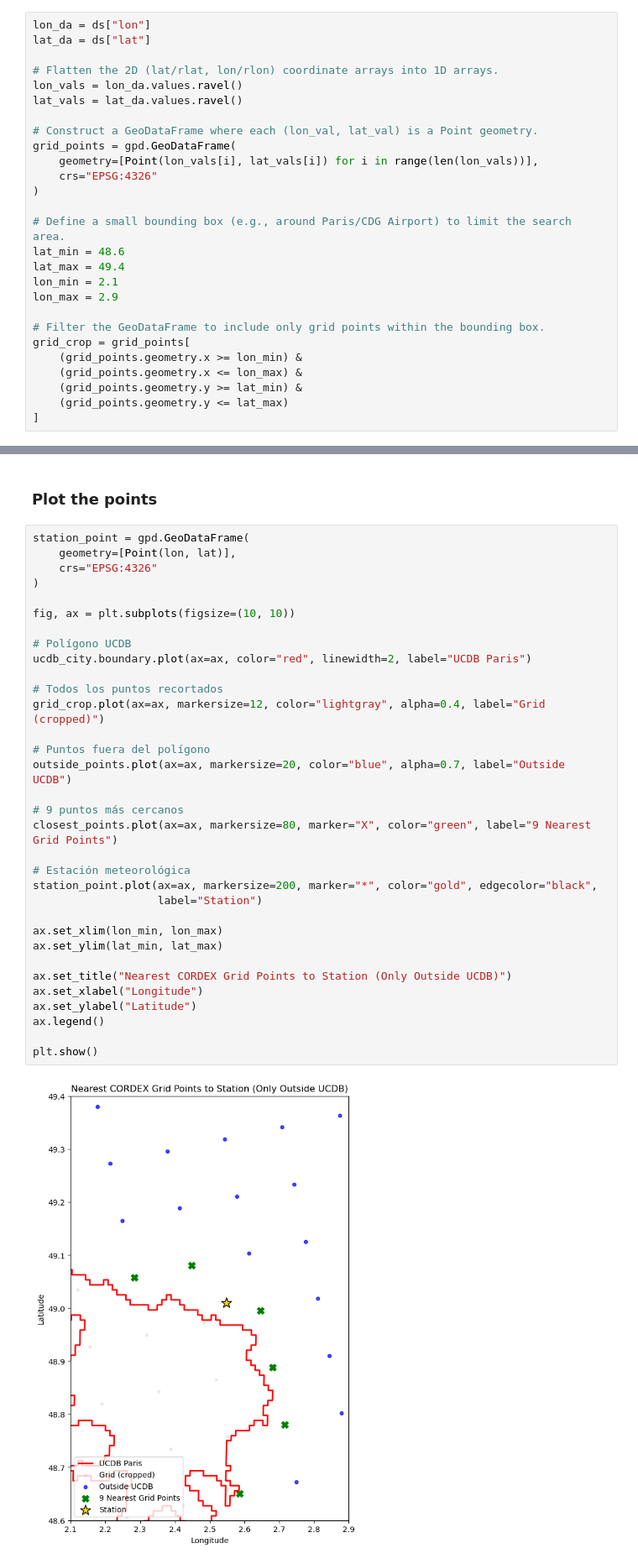
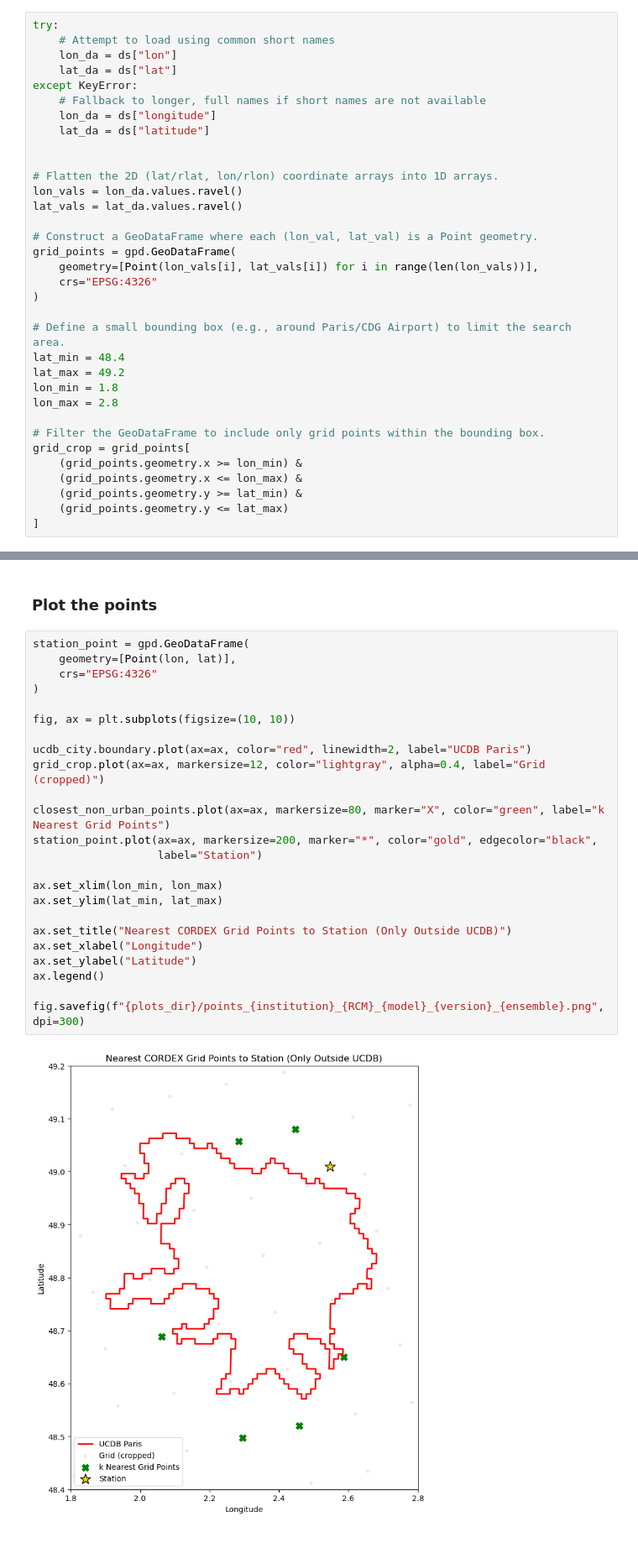
Before and after one commit to JavierDiezSierra/CORDEX_i-Tree-Cool, a Jupyter notebook: observation.ipynb, the cells around one changed output, grey strips where cells are left out. Shown at 84% size. Drawn from its saved outputs; the diff is of its cells as text; blank space fills up the shorter version.

```diff
--- a/observation.ipynb
+++ b/observation.ipynb
@@ -429,8 +257,15 @@ if all_files:
     sample_file = all_files[0]
     ds= xr.open_dataset(sample_file)
 # %%
-lon_da = ds["lon"]
-lat_da = ds["lat"]
+try:
+    # Attempt to load using common short names
+    lon_da = ds["lon"]
+    lat_da = ds["lat"]
+except KeyError:
+    # Fallback to longer, full names if short names are not available
+    lon_da = ds["longitude"]
+    lat_da = ds["latitude"]
+
 
 # Flatten the 2D (lat/rlat, lon/rlon) coordinate arrays into 1D arrays.
 lon_vals = lon_da.values.ravel()
@@ -443,10 +278,10 @@ grid_points = gpd.GeoDataFrame(
 )
 
 # Define a small bounding box (e.g., around Paris/CDG Airport) to limit the search area.
-lat_min = 48.6
-lat_max = 49.4
-lon_min = 2.1
-lon_max = 2.9
+lat_min = 48.4
+lat_max = 49.2
+lon_min = 1.8
+lon_max = 2.8
 
 # Filter the GeoDataFrame to include only grid points within the bounding box.
 grid_crop = grid_points[
@@ -557,35 +314,26 @@ See the caveats in the documentation: https://pandas.pydata.org/pandas-docs/stab
 # %%
 station_point = gpd.GeoDataFrame(
     geometry=[Point(lon, lat)],
     crs="EPSG:4326"
 )
 
 fig, ax = plt.subplots(figsize=(10, 10))
 
-# Polígono UCDB
 ucdb_city.boundary.plot(ax=ax, color="red", linewidth=2, label="UCDB Paris")
-
-# Todos los puntos recortados
 grid_crop.plot(ax=ax, markersize=12, color="lightgray", alpha=0.4, label="Grid (cropped)")
 
-# Puntos fuera del polígono
-outside_points.plot(ax=ax, markersize=20, color="blue", alpha=0.7, label="Outside UCDB")
-
-# 9 puntos más cercanos
-closest_points.plot(ax=ax, markersize=80, marker="X", color="green", label="9 Nearest Grid Points")
-
-# Estación meteorológica
+closest_non_urban_points.plot(ax=ax, markersize=80, marker="X", color="green", label="k Nearest Grid Points")
 station_point.plot(ax=ax, markersize=200, marker="*", color="gold", edgecolor="black",
                    label="Station")
 
 ax.set_xlim(lon_min, lon_max)
 ax.set_ylim(lat_min, lat_max)
 
 ax.set_title("Nearest CORDEX Grid Points to Station (Only Outside UCDB)")
 ax.set_xlabel("Longitude")
 ax.set_ylabel("Latitude")
 ax.legend()
 
-plt.show()
+fig.savefig(f"{plots_dir}/points_{institution}_{RCM}_{model}_{version}_{ensemble}.png", dpi=300)
 # %% [output]
-[figure, old version]
+[figure, new version]
```
Also changed, not shown: parts of 25 cells of this notebook, 9 other files.
